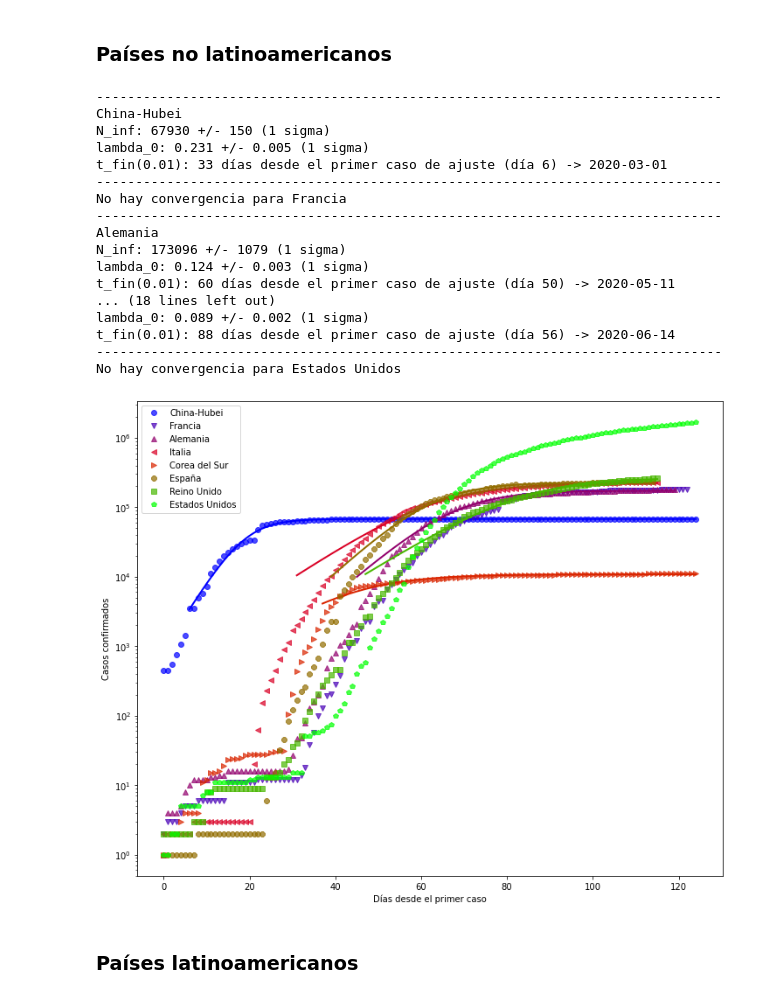
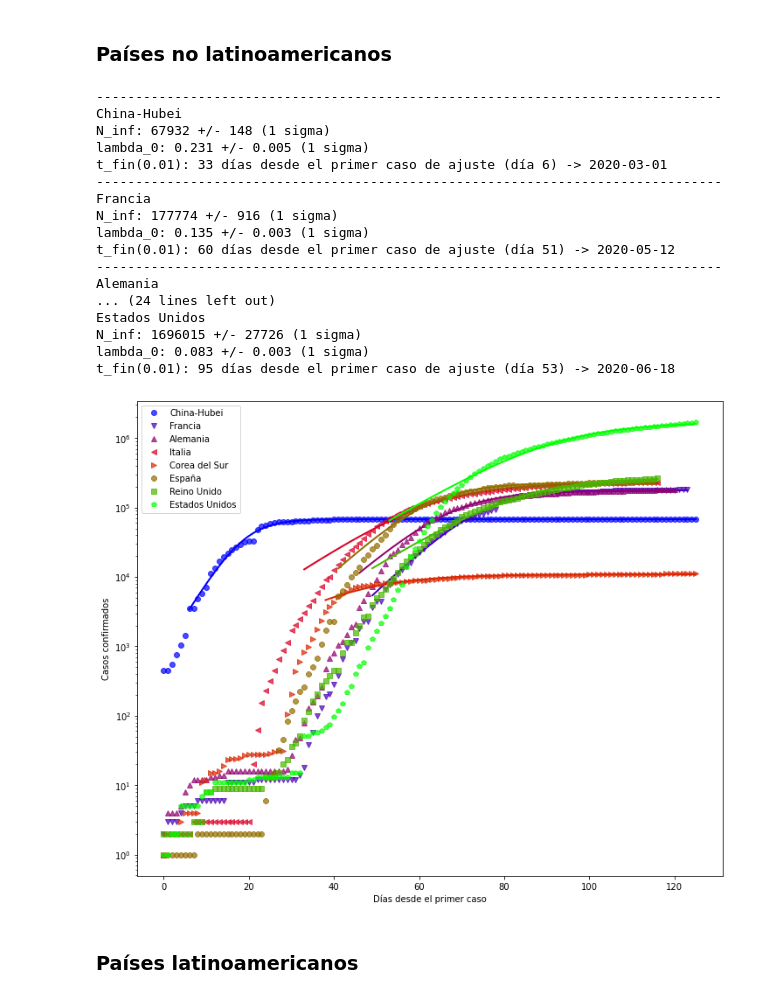
Before and after one commit to manuxch/logistic-covid19, a Jupyter notebook: Logistic_model_COVID-19.ipynb, the cells around one changed output. Cells and saved outputs as stored; diff of their text form; code cells hidden in the pictures.

```diff
--- a/Logistic_model_COVID-19.ipynb
+++ b/Logistic_model_COVID-19.ipynb
@@ -180,26 +180,26 @@ El número de casos confirmados se obtiene a partir de los test que se le realiz
 # %% [markdown]
 ### Países no latinoamericanos
 # %%
-plot_fit(cases_no_lat, 2000, 'Casos confirmados', p_fin=0.01)
+plot_fit(cases_no_lat, 3000, 'Casos confirmados', p_fin=0.01)
 # %% [output]
 --------------------------------------------------------------------------------
 China-Hubei
-N_inf: 67930 +/- 150 (1 sigma)
+N_inf: 67932 +/- 148 (1 sigma)
 lambda_0: 0.231 +/- 0.005 (1 sigma)
 t_fin(0.01): 33 días desde el primer caso de ajuste (día 6) -> 2020-03-01
 --------------------------------------------------------------------------------
-No hay convergencia para Francia
+Francia
+N_inf: 177774 +/- 916 (1 sigma)
+lambda_0: 0.135 +/- 0.003 (1 sigma)
+t_fin(0.01): 60 días desde el primer caso de ajuste (día 51) -> 2020-05-12
 --------------------------------------------------------------------------------
 Alemania
-N_inf: 173096 +/- 1079 (1 sigma)
-lambda_0: 0.124 +/- 0.003 (1 sigma)
-t_fin(0.01): 60 días desde el primer caso de ajuste (día 50) -> 2020-05-11
-... (18 lines left out)
-lambda_0: 0.089 +/- 0.002 (1 sigma)
-t_fin(0.01): 88 días desde el primer caso de ajuste (día 56) -> 2020-06-14
---------------------------------------------------------------------------------
-No hay convergencia para Estados Unidos
+... (24 lines left out)
+Estados Unidos
+N_inf: 1696015 +/- 27726 (1 sigma)
+lambda_0: 0.083 +/- 0.003 (1 sigma)
+t_fin(0.01): 95 días desde el primer caso de ajuste (día 53) -> 2020-06-18
-[figure, old version]
+[figure, new version]
 # %% [markdown]
 ### Países latinoamericanos
 # %%
```
Also changed, not shown: parts of 8 cells of this notebook.
